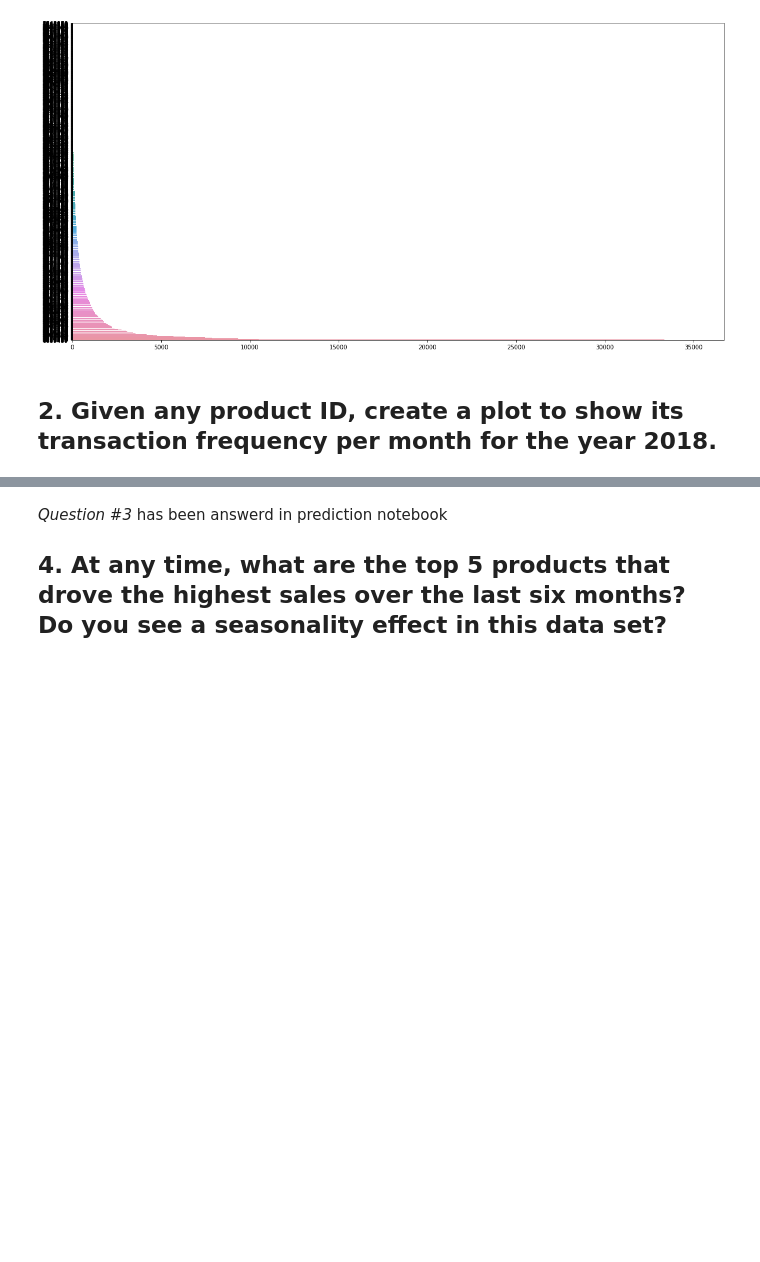
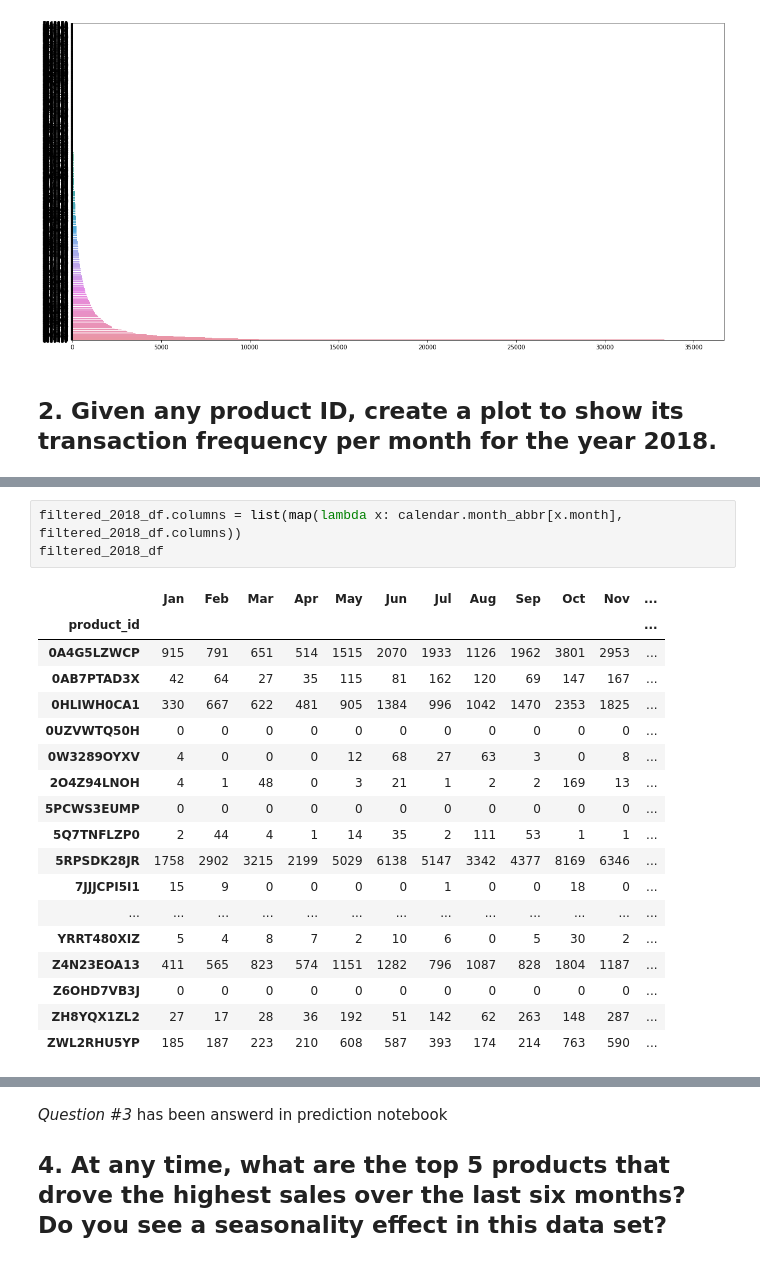
Before and after one commit to kkiani/customer_transactions_history, a Jupyter notebook: notebooks/visuals-development.ipynb, the cells around one changed output, grey strips where cells are left out. Drawn from its saved outputs; the diff is of its cells as text; blank space fills up the shorter version.

```diff
--- a/notebooks/visuals-development.ipynb
+++ b/notebooks/visuals-development.ipynb
@@ -69,0 +96,22 @@ sale_frequency_by_mouth('5RPSDK28JR')
+# %%
+filtered_2018_df.columns = list(map(lambda x: calendar.month_abbr[x.month], filtered_2018_df.columns))
+filtered_2018_df
+# %% [output]
+|  | Jan | Feb | Mar | Apr | May | Jun | Jul | Aug | Sep | Oct | Nov | ... |
+| product_id |  |  |  |  |  |  |  |  |  |  |  | ... |
+| 0A4G5LZWCP | 915 | 791 | 651 | 514 | 1515 | 2070 | 1933 | 1126 | 1962 | 3801 | 2953 | ... |
+| 0AB7PTAD3X | 42 | 64 | 27 | 35 | 115 | 81 | 162 | 120 | 69 | 147 | 167 | ... |
+| 0HLIWH0CA1 | 330 | 667 | 622 | 481 | 905 | 1384 | 996 | 1042 | 1470 | 2353 | 1825 | ... |
+| 0UZVWTQ50H | 0 | 0 | 0 | 0 | 0 | 0 | 0 | 0 | 0 | 0 | 0 | ... |
+| 0W3289OYXV | 4 | 0 | 0 | 0 | 12 | 68 | 27 | 63 | 3 | 0 | 8 | ... |
+| 2O4Z94LNOH | 4 | 1 | 48 | 0 | 3 | 21 | 1 | 2 | 2 | 169 | 13 | ... |
+| 5PCWS3EUMP | 0 | 0 | 0 | 0 | 0 | 0 | 0 | 0 | 0 | 0 | 0 | ... |
+| 5Q7TNFLZP0 | 2 | 44 | 4 | 1 | 14 | 35 | 2 | 111 | 53 | 1 | 1 | ... |
+| 5RPSDK28JR | 1758 | 2902 | 3215 | 2199 | 5029 | 6138 | 5147 | 3342 | 4377 | 8169 | 6346 | ... |
+| 7JJJCPI5I1 | 15 | 9 | 0 | 0 | 0 | 0 | 1 | 0 | 0 | 18 | 0 | ... |
+| ... | ... | ... | ... | ... | ... | ... | ... | ... | ... | ... | ... | ... |
+| YRRT480XIZ | 5 | 4 | 8 | 7 | 2 | 10 | 6 | 0 | 5 | 30 | 2 | ... |
+| Z4N23EOA13 | 411 | 565 | 823 | 574 | 1151 | 1282 | 796 | 1087 | 828 | 1804 | 1187 | ... |
+| Z6OHD7VB3J | 0 | 0 | 0 | 0 | 0 | 0 | 0 | 0 | 0 | 0 | 0 | ... |
+| ZH8YQX1ZL2 | 27 | 17 | 28 | 36 | 192 | 51 | 142 | 62 | 263 | 148 | 287 | ... |
+| ZWL2RHU5YP | 185 | 187 | 223 | 210 | 608 | 587 | 393 | 174 | 214 | 763 | 590 | ... |
```
Also changed, not shown: parts of 4 cells of this notebook.
